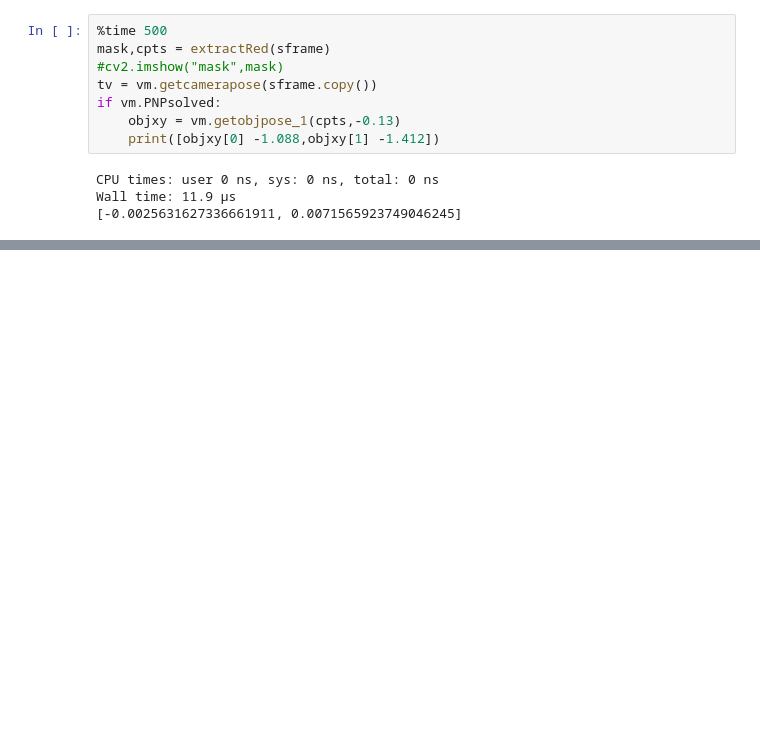
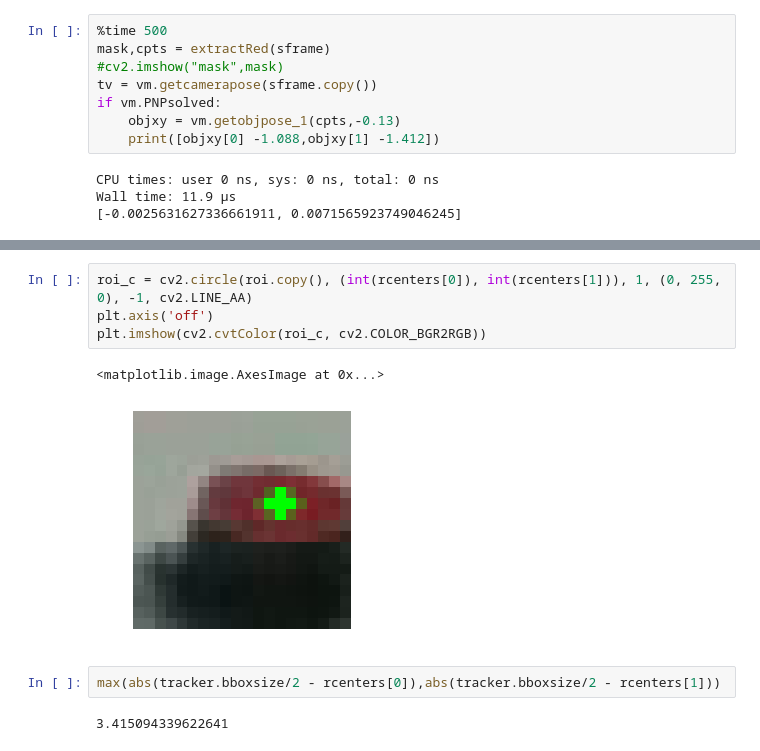
Before and after one commit to YoshiRi/IVPS, a Jupyter notebook: trial/Development-Copy1.ipynb, the cells around one changed output, grey strips where cells are left out. Cells and saved outputs as stored; diff of their text form; blank space fills up the shorter version.

```diff
--- a/trial/Development-Copy1.ipynb
+++ b/trial/Development-Copy1.ipynb
@@ -220,0 +365,11 @@ Wall time: 11.9 µs
+# %%
+roi_c = cv2.circle(roi.copy(), (int(rcenters[0]), int(rcenters[1])), 1, (0, 255, 0), -1, cv2.LINE_AA)
+plt.axis('off')
+plt.imshow(cv2.cvtColor(roi_c, cv2.COLOR_BGR2RGB))
+# %% [output]
+<matplotlib.image.AxesImage at 0x...>
+[figure, added]
+# %%
+max(abs(tracker.bboxsize/2 - rcenters[0]),abs(tracker.bboxsize/2 - rcenters[1]))
+# %% [output]
+3.415094339622641
```
Also changed, not shown: parts of 8 cells of this notebook, 6 other files.
